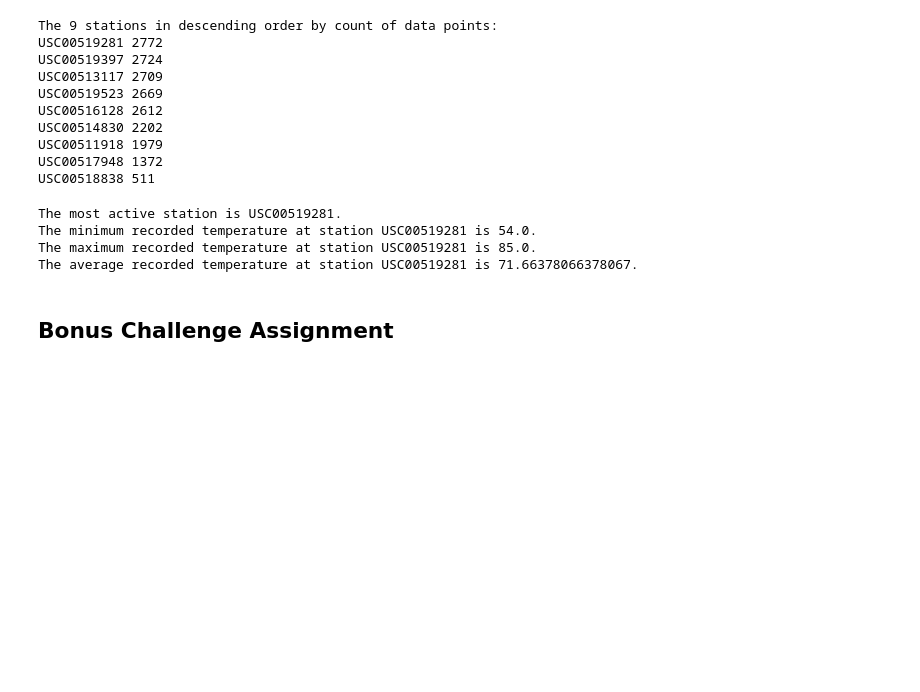
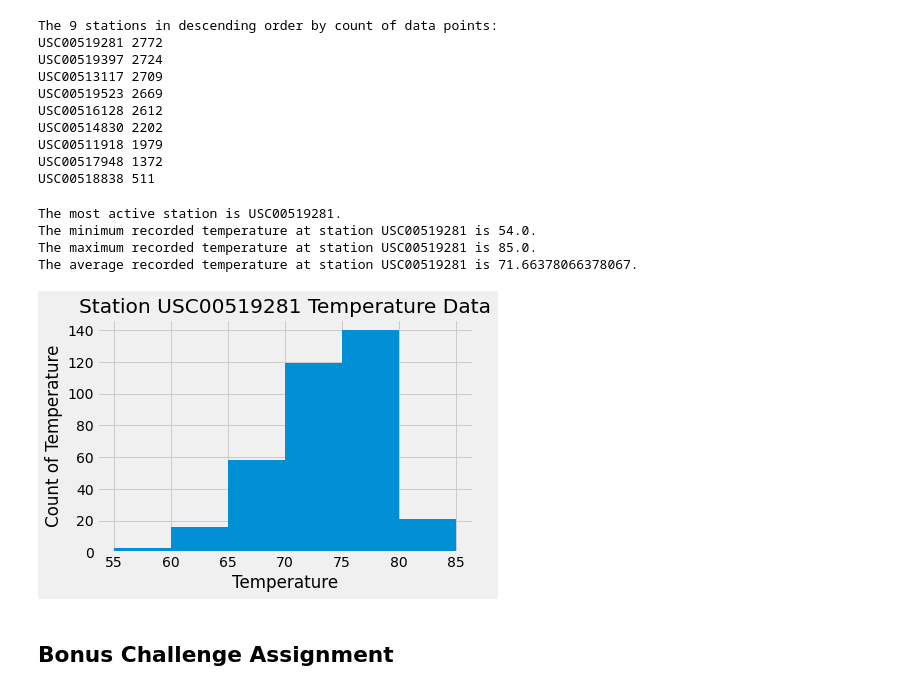
Before and after one commit to sarahheavner/sqlalchemy-challenge, a Jupyter notebook: climate_starter.ipynb, the cells around one changed output. Drawn from its saved outputs; the diff is of its cells as text; code cells hidden in the pictures; blank space fills up the shorter version.

Commit message:
completed final query and histogram

```diff
--- a/climate_starter.ipynb
+++ b/climate_starter.ipynb
@@ -152,9 +152,30 @@ The average recorded temperature at station USC00519281 is 71.66378066378067.
 # %%
 # Choose the station with the highest number of temperature observations.
 # Query the last 12 months of temperature observation data for this station and plot the results as a histogram
+
+#Recalculate dates for specific station
+recent_date_most_active = session.query(Measurement.date)\
+                          .filter(Measurement.station == most_active_station)\
+                          .order_by(Measurement.date.desc()).first()
+
+twelve_months = dt.date(2017, 8, 18) - dt.timedelta(days = 365)
+
 most_active_year_temps = session.query(Measurement.tobs)\
                         .filter(Measurement.station == most_active_station)\
-                        .filter(Measurement.date >= one_year_query).all()
+                        .filter(Measurement.date >= twelve_months).all()
+
+#Create DF for histogram
+temps_df = pd.DataFrame(most_active_year_temps)
+temps_df.min()
+temps_df.max()
+
+plt.hist(temps_df['tobs'], bins=[55, 60, 65, 70, 75, 80, 85])
+plt.title('Station USC00519281 Temperature Data')
+plt.xlabel('Temperature')
+plt.ylabel('Count of Temperature')
+plt.show()
+# %% [output]
+[figure, added]
 # %% [markdown]
 ## Bonus Challenge Assignment
 # %%
```
